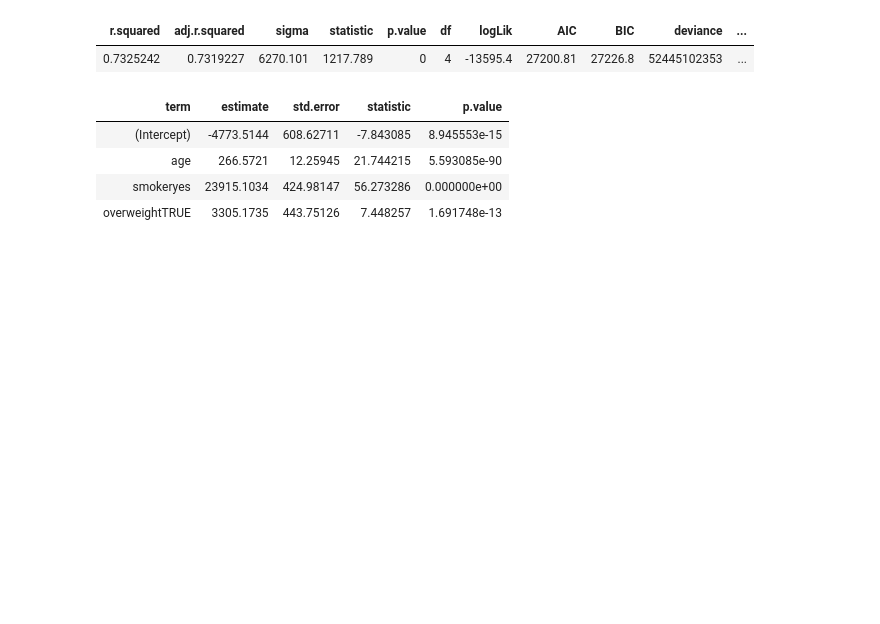
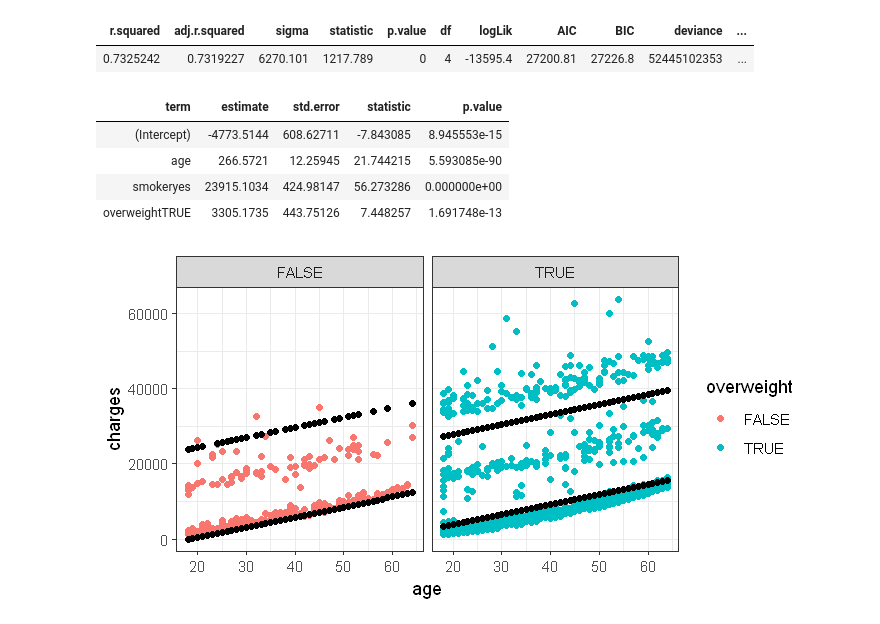
Before and after one commit to polaroidz/insurance_cost.R, a Jupyter notebook: Insurance Cost.ipynb, the cells around one changed output. Cells and saved outputs as stored; diff of their text form; code cells hidden in the pictures; blank space fills up the shorter version.

```diff
--- a/Insurance Cost.ipynb
+++ b/Insurance Cost.ipynb
@@ -282,3 +282,12 @@ tidy(mdl_charges_full)
 | age | 266.5721 | 12.25945 | 21.744215 | 5.593085e-90 |
 | smokeryes | 23915.1034 | 424.98147 | 56.273286 | 0.000000e+00 |
 | overweightTRUE | 3305.1735 | 443.75126 | 7.448257 | 1.691748e-13 |
+# %%
+mdl_charges_full %>%
+    augment() %>%
+    ggplot(aes(x = age, y = charges)) +
+    geom_point(aes(col = overweight)) +
+    geom_point(aes(y = .fitted)) +
+    facet_grid( ~ overweight)
+# %% [output]
+[figure, added]
```
